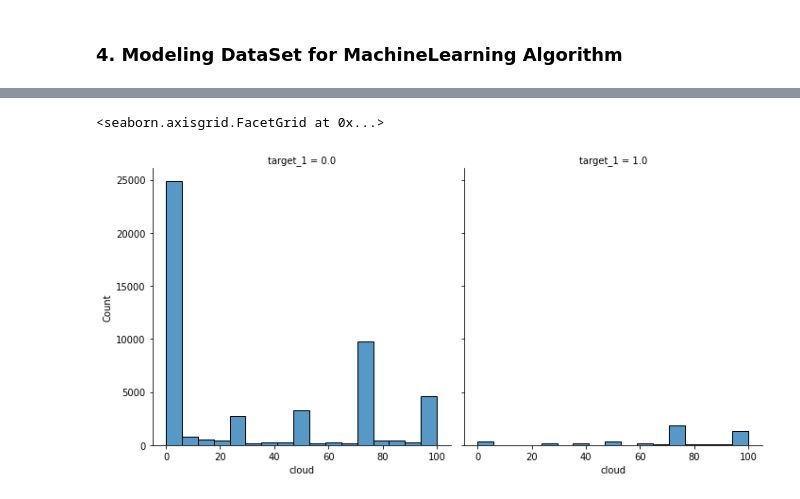
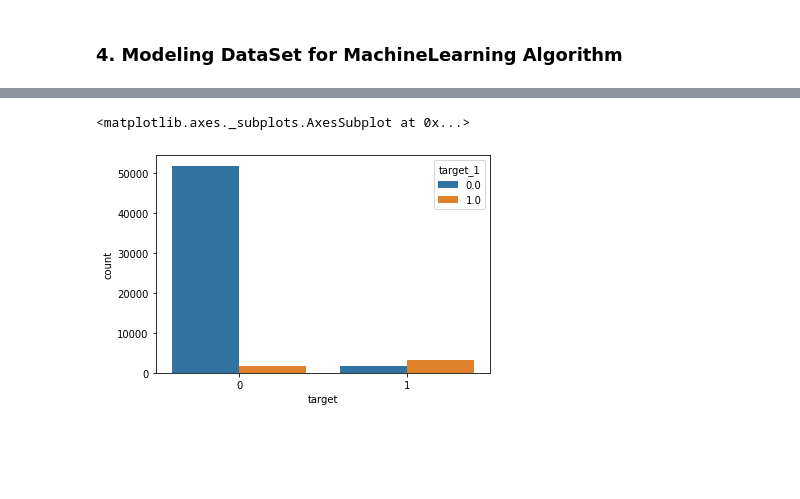
Before and after one commit to phelipesoares/Rain-Prediction, a Jupyter notebook: Exploratory_Analisis_and_Data_Transformation.ipynb, the cells around one changed output, grey strips where cells are left out. Cells and saved outputs as stored; diff of their text form; code cells hidden in the pictures; blank space fills up the shorter version.

```diff
--- a/Exploratory_Analisis_and_Data_Transformation.ipynb
+++ b/Exploratory_Analisis_and_Data_Transformation.ipynb
@@ -263,9 +247,9 @@ def date_diff_calc(df_column):
 # %%
 train_df['date_diff'] = pd.DataFrame(date_diff_calc(train_df['last_updated']))
 # %%
-# create a column that tells us weather is raining in the next 15 minutes
+# create a column that tells us weather is raining in the next hour
 def rain_next1(df_column):
-  i = 1
+  i = 4
   rain_next1 = list()
   for cell in df_column:
     if i < len(df_column):
@@ -277,3 +266,5 @@ train_df['target_1'] = pd.DataFrame(rain_next1(train_df['target']))
+# %%
+train_df = train_df.drop(columns=['date_diff', 'last_updated'])
 # %%
 sns.countplot(x=train_df['target_1'])
 # %% [output]
@@ -287,5 +296,5 @@ sns.distplot(x=train_df['date_diff'].loc[train_df['date_diff'] > -50].loc[train_
 # %%
-sns.displot(x=train_df['cloud'], col=train_df['target_1'], bins='sturges')
+sns.countplot(x=train_df['target'], hue=train_df['target_1'])
 # %% [output]
-<seaborn.axisgrid.FacetGrid at 0x...>
+<matplotlib.axes._subplots.AxesSubplot at 0x...>
-[figure, old version]
+[figure, new version]
```
Also changed, not shown: parts of 36 cells of this notebook.
